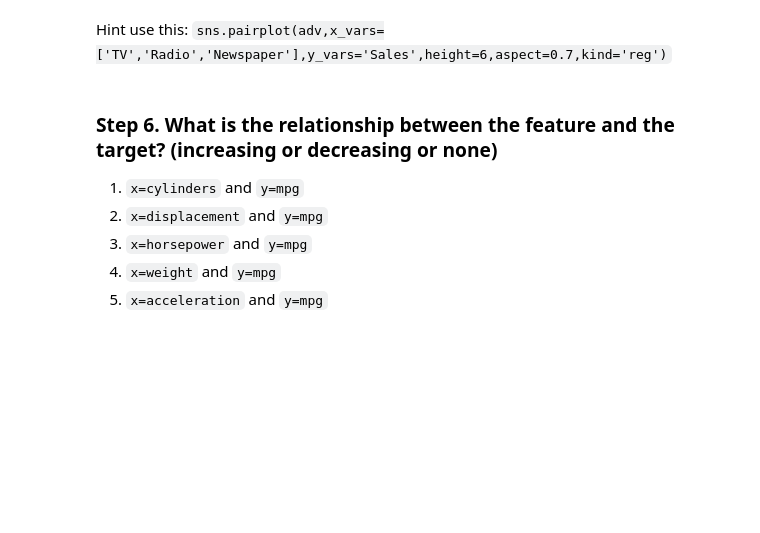
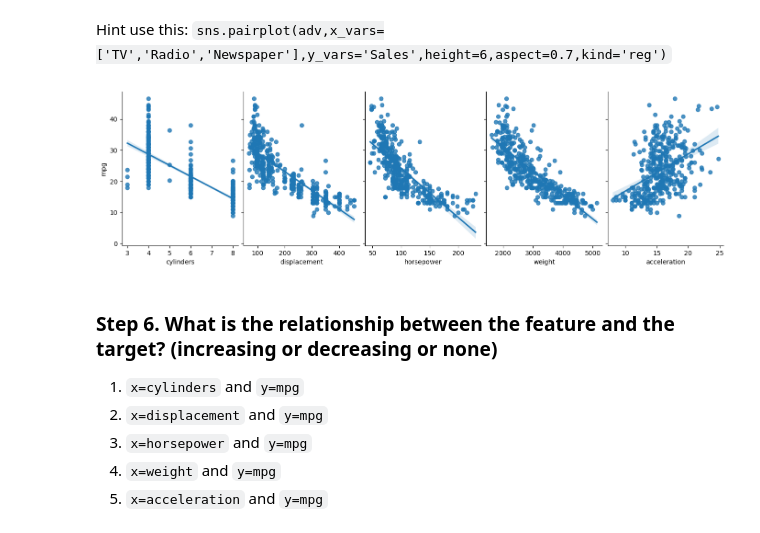
Before and after one commit to renad-az/Applied-AI-Bootcamp, a Jupyter notebook: student/w3/M2/ex2_multi-reg.ipynb, the cells around one changed output. Cells and saved outputs as stored; diff of their text form; code cells hidden in the pictures; blank space fills up the shorter version.

```diff
--- a/student/w3/M2/ex2_multi-reg.ipynb
+++ b/student/w3/M2/ex2_multi-reg.ipynb
@@ -23,7 +31,13 @@ import pandas as pd
 
 url = "https://archive.ics.uci.edu/ml/machine-learning-databases/auto-mpg/auto-mpg.data"
 
-df = pd.read_csv(url)
 
+column_names = ['mpg', 'cylinders', 'displacement', 'horsepower', 'weight',
+                'acceleration', 'model year', 'origin', 'car name']
+
+
+df = pd.read_csv(url, names=column_names, na_values='?', comment='\t', sep=r'\s+', skipinitialspace=True)
+
+print("New Columns:", df.columns.tolist())
 print(df.head())
 # %% [output]
@@ -50,6 +132,12 @@ print(df.head())
 ### Step 5. Plot each of the features vs the target
 # %% [markdown]
 Hint use this: `sns.pairplot(adv,x_vars=['TV','Radio','Newspaper'],y_vars='Sales',height=6,aspect=0.7,kind='reg')`
+# %%
+sns.pairplot(df, x_vars=['cylinders', 'displacement', 'horsepower', 'weight', 'acceleration'],
+             y_vars='mpg', height=4, aspect=0.7, kind='reg')
+plt.show()
+# %% [output]
+[figure, added]
 # %% [markdown]
 ### Step 6. What is the relationship between the feature and the target? (increasing or decreasing or none)
 
```
Also changed, not shown: parts of 15 cells of this notebook.
